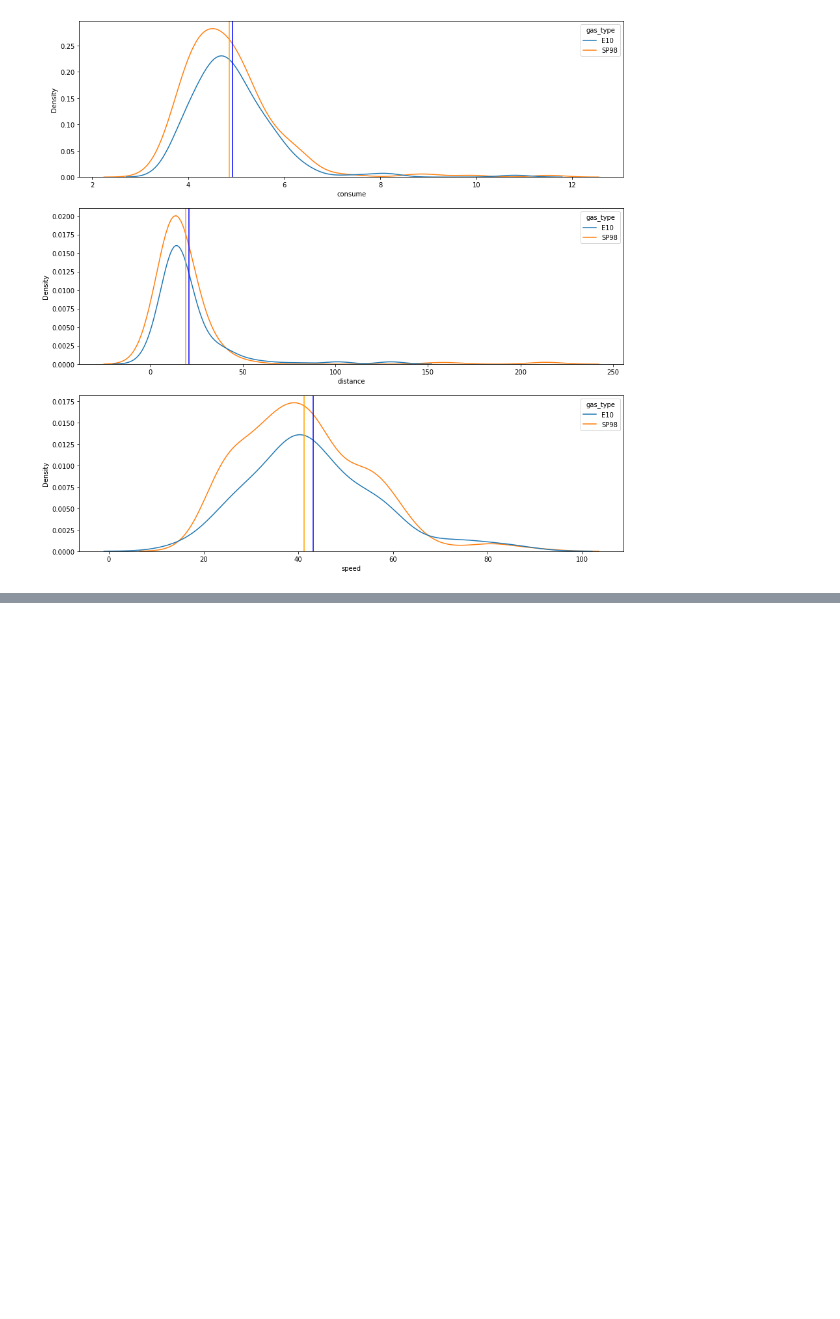
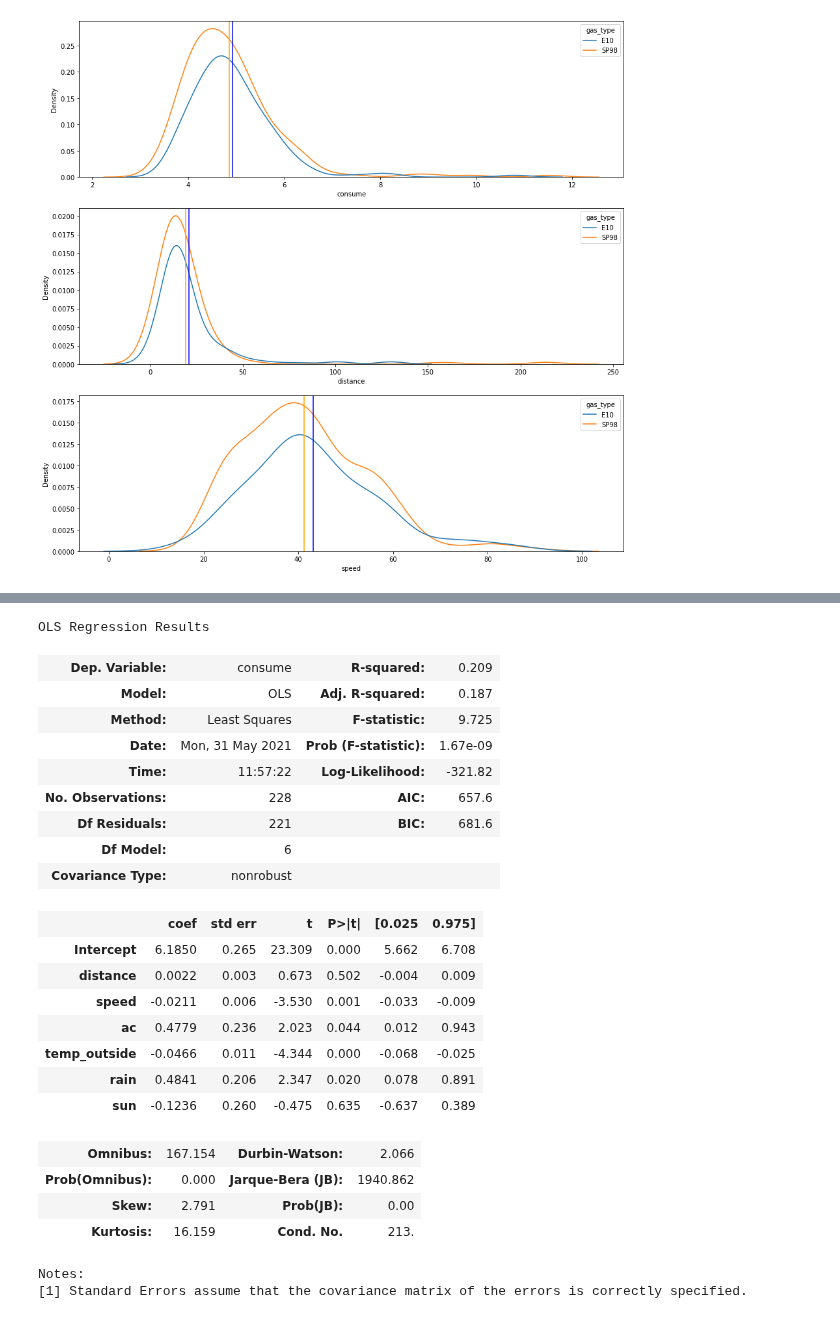
Before and after one commit to VictorRodriguezIronhack/reto_data, a Jupyter notebook: visualization.ipynb, the cells around one changed output, grey strips where cells are left out. Cells and saved outputs as stored; diff of their text form; code cells hidden in the pictures; blank space fills up the shorter version.

```diff
--- a/visualization.ipynb
+++ b/visualization.ipynb
@@ -199,0 +268,28 @@ plot2.axvline(x=SP98[(SP98.ac == 0)].speed.mean(), c="orange", label="mean SP98"
+# %%
+results = smf.ols("consume ~ distance + speed + ac + temp_outside + rain + sun", data = SP98).fit()
+results.summary()
+# %% [output]
+OLS Regression Results
+| Dep. Variable: | consume | R-squared: | 0.209 |
+| Model: | OLS | Adj. R-squared: | 0.187 |
+| Method: | Least Squares | F-statistic: | 9.725 |
+| Date: | Mon, 31 May 2021 | Prob (F-statistic): | 1.67e-09 |
+| Time: | 11:57:22 | Log-Likelihood: | -321.82 |
+| No. Observations: | 228 | AIC: | 657.6 |
+| Df Residuals: | 221 | BIC: | 681.6 |
+| Df Model: | 6 |  |  |
+| Covariance Type: | nonrobust |  |  |
+|  | coef | std err | t | P>|t| | [0.025 | 0.975] |
+| Intercept | 6.1850 | 0.265 | 23.309 | 0.000 | 5.662 | 6.708 |
+| distance | 0.0022 | 0.003 | 0.673 | 0.502 | -0.004 | 0.009 |
+| speed | -0.0211 | 0.006 | -3.530 | 0.001 | -0.033 | -0.009 |
+| ac | 0.4779 | 0.236 | 2.023 | 0.044 | 0.012 | 0.943 |
+| temp_outside | -0.0466 | 0.011 | -4.344 | 0.000 | -0.068 | -0.025 |
+| rain | 0.4841 | 0.206 | 2.347 | 0.020 | 0.078 | 0.891 |
+| sun | -0.1236 | 0.260 | -0.475 | 0.635 | -0.637 | 0.389 |
+| Omnibus: | 167.154 | Durbin-Watson: | 2.066 |
+| Prob(Omnibus): | 0.000 | Jarque-Bera (JB): | 1940.862 |
+| Skew: | 2.791 | Prob(JB): | 0.00 |
+| Kurtosis: | 16.159 | Cond. No. | 213. |
+Notes:
+[1] Standard Errors assume that the covariance matrix of the errors is correctly specified.
```
Also changed, not shown: parts of 10 cells of this notebook, 5 other files.
